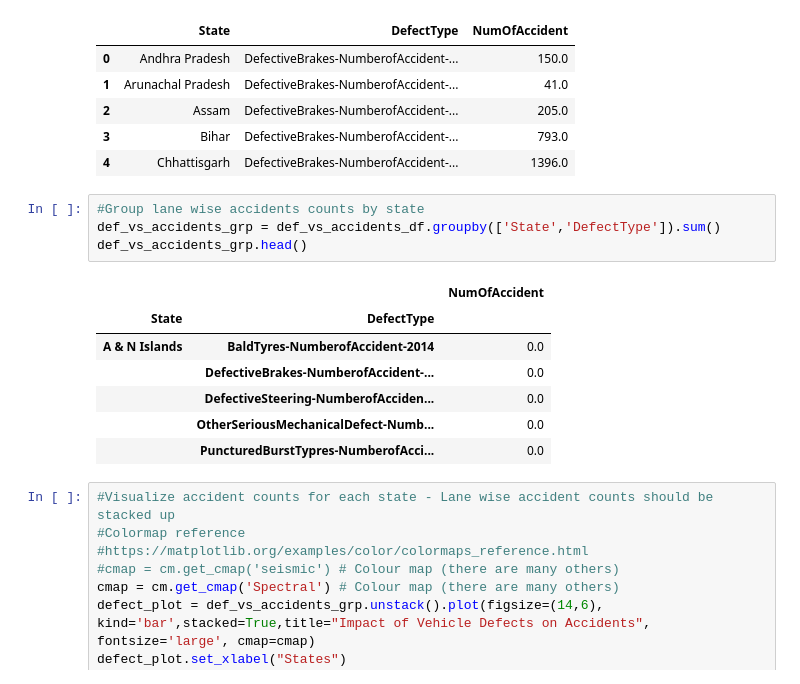
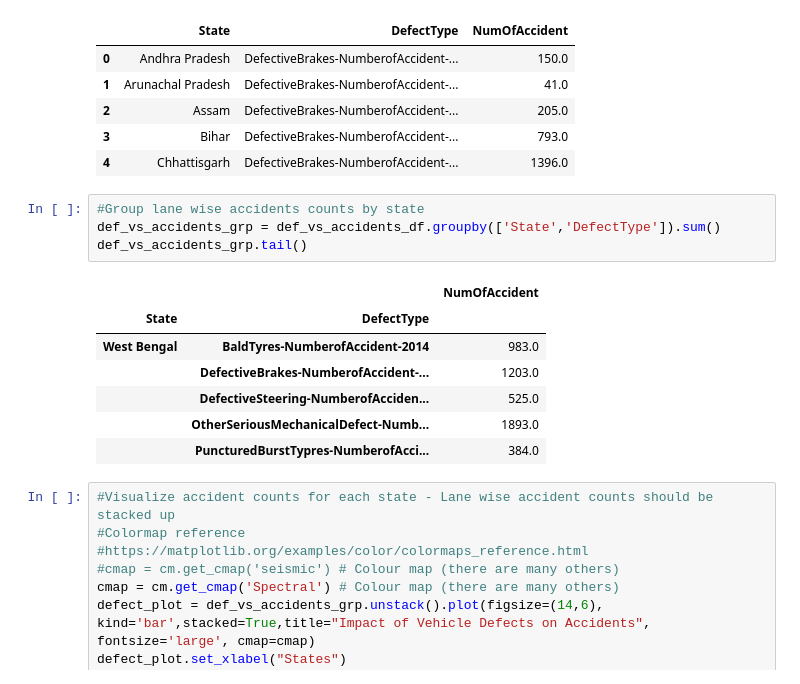
Before and after one commit to dbiswa4/python-projects, a Jupyter notebook: spring-2017/src/data-viz/proj/vehicle-defect-01.ipynb, the cells around one changed output. Drawn from its saved outputs; the diff is of its cells as text.

```diff
--- a/spring-2017/src/data-viz/proj/vehicle-defect-01.ipynb
+++ b/spring-2017/src/data-viz/proj/vehicle-defect-01.ipynb
@@ -79,15 +80,15 @@ def_vs_accidents_df.head()
 # %%
 #Group lane wise accidents counts by state
 def_vs_accidents_grp = def_vs_accidents_df.groupby(['State','DefectType']).sum()
-def_vs_accidents_grp.head()
+def_vs_accidents_grp.tail()
 # %% [output]
 |  |  | NumOfAccident |
 | State | DefectType |  |
-| A & N Islands | BaldTyres-NumberofAccident-2014 | 0.0 |
-|  | DefectiveBrakes-NumberofAccident-... | 0.0 |
-|  | DefectiveSteering-NumberofAcciden... | 0.0 |
-|  | OtherSeriousMechanicalDefect-Numb... | 0.0 |
-|  | PuncturedBurstTypres-NumberofAcci... | 0.0 |
+| West Bengal | BaldTyres-NumberofAccident-2014 | 983.0 |
+|  | DefectiveBrakes-NumberofAccident-... | 1203.0 |
+|  | DefectiveSteering-NumberofAcciden... | 525.0 |
+|  | OtherSeriousMechanicalDefect-Numb... | 1893.0 |
+|  | PuncturedBurstTypres-NumberofAcci... | 384.0 |
 # %%
 #Visualize accident counts for each state - Lane wise accident counts should be stacked up
 #Colormap reference
```
Also changed, not shown: parts of 8 cells of this notebook.
